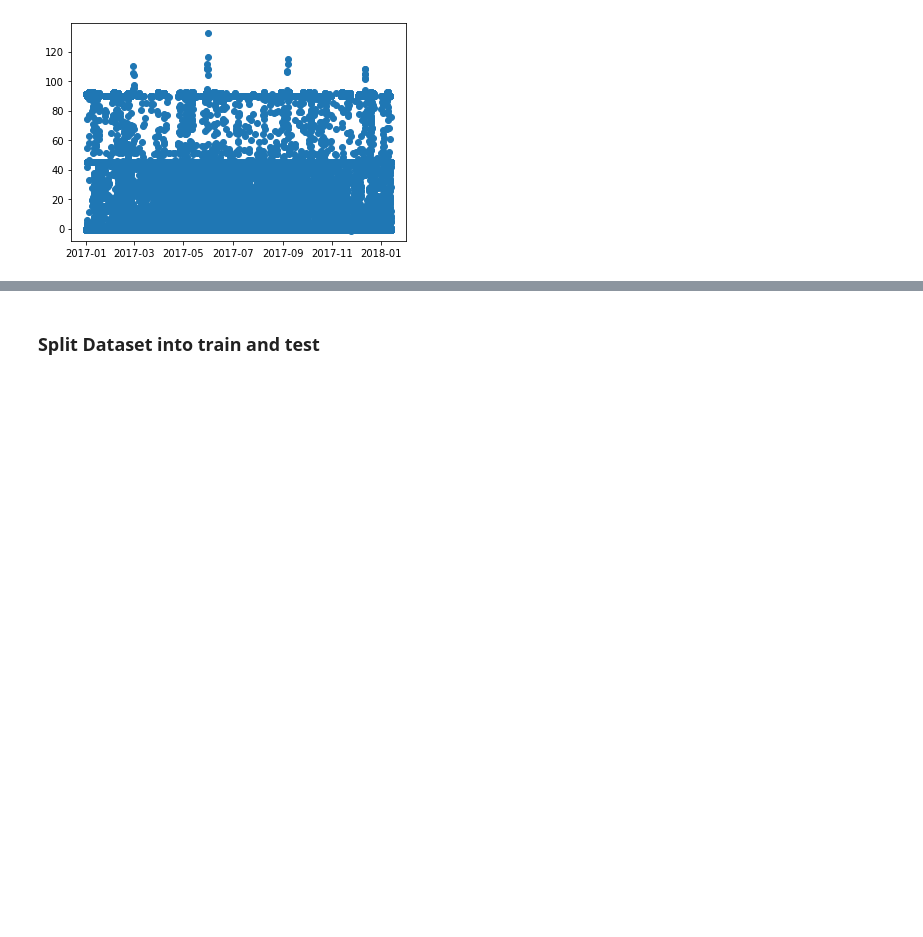
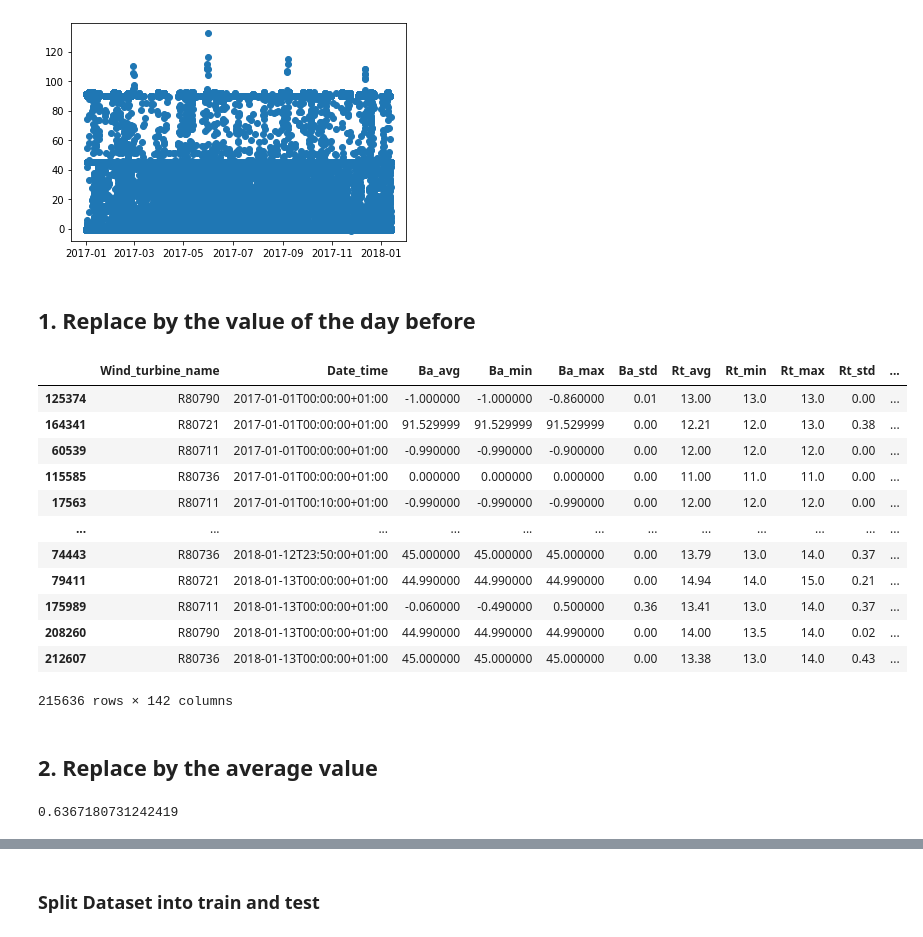
Before and after one commit to octo-technology/Formation-MLOps-2, a Jupyter notebook: notebook/eolienne_models.ipynb, the cells around one changed output, grey strips where cells are left out. Cells and saved outputs as stored; diff of their text form; code cells hidden in the pictures; blank space fills up the shorter version.

```diff
--- a/notebook/eolienne_models.ipynb
+++ b/notebook/eolienne_models.ipynb
@@ -17,6 +17,7 @@ from feature_engineering import produce_data_features, get_season
 # %% [markdown]
 # Load data
 # %%
-df = pd.read_csv("/Users/ismail.lachheb/Projects/dsin2/la-haute-borne-data-2017-2020.csv", sep=";")
+#df = pd.read_csv("/Users/ismail.lachheb/Projects/dsin2/la-haute-borne-data-2017-2020.csv", sep=";")
+df = pd.read_csv("/Users/lea.naccache/CODE/cercle_formation/la-haute-borne-data-2017-2020.csv", sep=";")
 # %%
 df.describe()
@@ -173,3 +117,21 @@ matplotlib.pyplot.plot_date(dates, y)
 # %% [output]
 [<matplotlib.lines.Line2D at 0x...>]
 [figure]
+# %% [markdown]
+## 1. Replace by the value of the day before
+# %%
+ df.sort_values(by='date')
+# %% [output]
+|  | Wind_turbine_name | Date_time | Ba_avg | Ba_min | Ba_max | Ba_std | Rt_avg | Rt_min | Rt_max | Rt_std | ... |
+| 125374 | R80790 | 2017-01-01T00:00:00+01:00 | -1.000000 | -1.000000 | -0.860000 | 0.01 | 13.00 | 13.0 | 13.0 | 0.00 | ... |
+| 164341 | R80721 | 2017-01-01T00:00:00+01:00 | 91.529999 | 91.529999 | 91.529999 | 0.00 | 12.21 | 12.0 | 13.0 | 0.38 | ... |
+| 60539 | R80711 | 2017-01-01T00:00:00+01:00 | -0.990000 | -0.990000 | -0.900000 | 0.00 | 12.00 | 12.0 | 12.0 | 0.00 | ... |
+| 115585 | R80736 | 2017-01-01T00:00:00+01:00 | 0.000000 | 0.000000 | 0.000000 | 0.00 | 11.00 | 11.0 | 11.0 | 0.00 | ... |
+| 17563 | R80711 | 2017-01-01T00:10:00+01:00 | -0.990000 | -0.990000 | -0.990000 | 0.00 | 12.00 | 12.0 | 12.0 | 0.00 | ... |
+| ... | ... | ... | ... | ... | ... | ... | ... | ... | ... | ... | ... |
+| 74443 | R80736 | 2018-01-12T23:50:00+01:00 | 45.000000 | 45.000000 | 45.000000 | 0.00 | 13.79 | 13.0 | 14.0 | 0.37 | ... |
+| 79411 | R80721 | 2018-01-13T00:00:00+01:00 | 44.990000 | 44.990000 | 44.990000 | 0.00 | 14.94 | 14.0 | 15.0 | 0.21 | ... |
+| 175989 | R80711 | 2018-01-13T00:00:00+01:00 | -0.060000 | -0.490000 | 0.500000 | 0.36 | 13.41 | 13.0 | 14.0 | 0.37 | ... |
+| 208260 | R80790 | 2018-01-13T00:00:00+01:00 | 44.990000 | 44.990000 | 44.990000 | 0.00 | 14.00 | 13.5 | 14.0 | 0.02 | ... |
+| 212607 | R80736 | 2018-01-13T00:00:00+01:00 | 45.000000 | 45.000000 | 45.000000 | 0.00 | 13.38 | 13.0 | 14.0 | 0.43 | ... |
+215636 rows × 142 columns
@@ -175,0 +145,2 @@ matplotlib.pyplot.plot_date(dates, y)
+# %% [markdown]
+## 2. Replace by the average value
@@ -175,0 +152,4 @@ matplotlib.pyplot.plot_date(dates, y)
+# %%
+df['Va1_avg'].mean()
+# %% [output]
+0.6367180731242419
```
Also changed, not shown: parts of 21 cells of this notebook, 2 other files.
